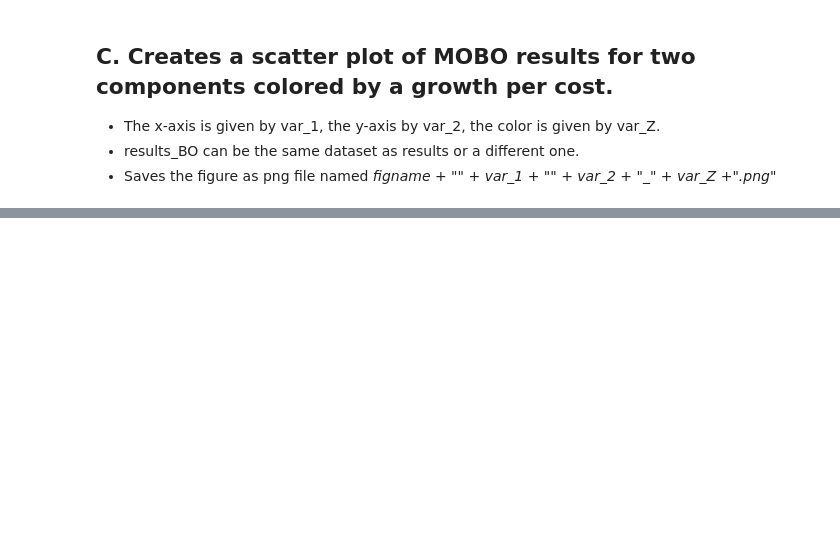
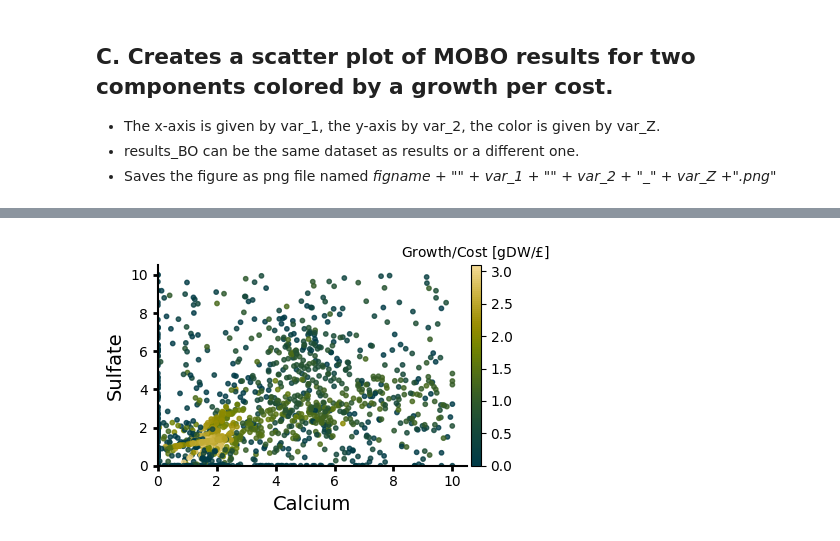
Before and after one commit to cjmerzbacher/mobo-medium-conditions, a Jupyter notebook: analysis/fig2.ipynb, the cells around one changed output, grey strips where cells are left out. Cells and saved outputs as stored; diff of their text form; code cells hidden in the pictures; blank space fills up the shorter version.

```diff
--- a/analysis/fig2.ipynb
+++ b/analysis/fig2.ipynb
@@ -21,9 +21,8 @@ from scipy.interpolate import griddata
 * Saves the figure as Figure.png
 # %%
 #data = pd.read_csv("../data/Figure2AB.csv")
-data = pd.read_csv("../data/Figure2AB.csv")
+data = pd.read_csv("Figure2AB.csv")
 
-"Same plot but filtering out all entries where the growth rate is zero"
 # Create the plot with given size
 sf = 1.5
 fig, axes = plt.subplots(1, 1, figsize = (5*sf, 4*sf))
@@ -101,14 +100,13 @@ cbar.ax.tick_params(which = "minor", size = 0) # turn off minor ticks at colour
 
 # Display the legend with no edge color
 axes.legend()
-# axes.legend(edgecolor = "black", frameon = False)
 
 # Show the plot
 plt.show()
 fig.tight_layout()
 
 #fig.savefig("../figs/Figure2B.png", dpi = 300, bbox_inches = None)
-fig.savefig("Figure2B.png", dpi = 300, bbox_inches = None)
+fig.savefig("Figure2A.png", dpi = 300, bbox_inches = None)
 # %% [output]
 A value is trying to be set on a copy of a slice from a DataFrame.
 Try using .loc[row_indexer,col_indexer] = value instead
@@ -289,0 +173,71 @@ plt.close(fig)
+# %%
+#data = pd.read_csv("../data/Figure2C.csv")
+data = pd.read_csv("Figure2C.csv")
+
+# extract chosen medium components as X and Y
+var_1 = "EX_ca2_e"
+var_2 = "EX_so4_e"
+var_1_name = "Calcium"
+var_2_name = "Sulfate"
+levels = 40
+
+X = data[var_1]
+Y = data[var_2]
+# Z (the contour) is Growth per Cost or Cost or Growth
+# Data needs to be scaled by 10^3 to convert from [gDW/(10^-3£) to gdW/£]
+Z = data["growth_cost"]*1e3
+
+# Create figure and axis
+sf = 0.75
+fig, axes = plt.subplots(figsize = (6*sf, 4*sf))
+
+"""
+INSERT PLOTTING THE DATA POINTS
+"""
+
+# Generate 100 colours linearly from 0 → max growth_cost
+Z_min, Z_max = 0, Z.max()
+colours = cmaps.bamako.cut(0.05, "right")(np.linspace(0, 1, 100))
+cmap = mcolors.ListedColormap(colours)
+
+# Normalise growth_cost values into [0,1] range
+norm = mcolors.Normalize(vmin=Z_min, vmax=Z_max)
+
+
+sc = axes.scatter(
+    x = X, y = Y, c = Z,
+    alpha = 0.8, s = 10, label = "BO Samples", cmap = cmap
+    )
+
+# Add the color bar & define ticks
+tick_positions_BO = np.arange(0, n_batch + 1, 5)
+sm = cm.ScalarMappable(cmap = cmap, norm = norm)
+cbar_BO = fig.colorbar(sm, ax = axes, pad = 0.01)
+cbar_BO.ax.set_title("Growth/Cost [gDW/$£$]", fontsize = 10)
+cbar_BO.ax.tick_params(which = 'minor', size = 0) # turn off minor ticks at colour boundaries
+
+
+# axes
+axes.set_ylim(0, Y.max() * 1.05)
+axes.set_xlim(0, X.max() * 1.05)
+axes.set_xlabel(var_1_name, fontsize = 14)
+axes.set_ylabel(var_2_name, fontsize = 14)
+axes.xaxis.set_tick_params(width = 2, labelsize = 10)
+axes.yaxis.set_tick_params(width = 2, labelsize = 10)
+axes.spines["top"].set_visible(False)
+axes.spines["right"].set_visible(False)
+axes.spines["bottom"].set_linewidth(1.5)
+axes.spines["left"].set_linewidth(1.5)
+
+# Display the legend
+# axes.legend()
+
+# Show the plot
+fig.tight_layout()
+plt.show()
+
+fig.savefig("Figure2C.png", dpi = 300, bbox_inches = None)
+#fig.savefig("../figs/Figure2C.png", dpi = 300, bbox_inches = None)
+plt.close(fig)
+# %% [output]
+[figure, added]
```
Also changed, not shown: parts of 3 cells of this notebook.
